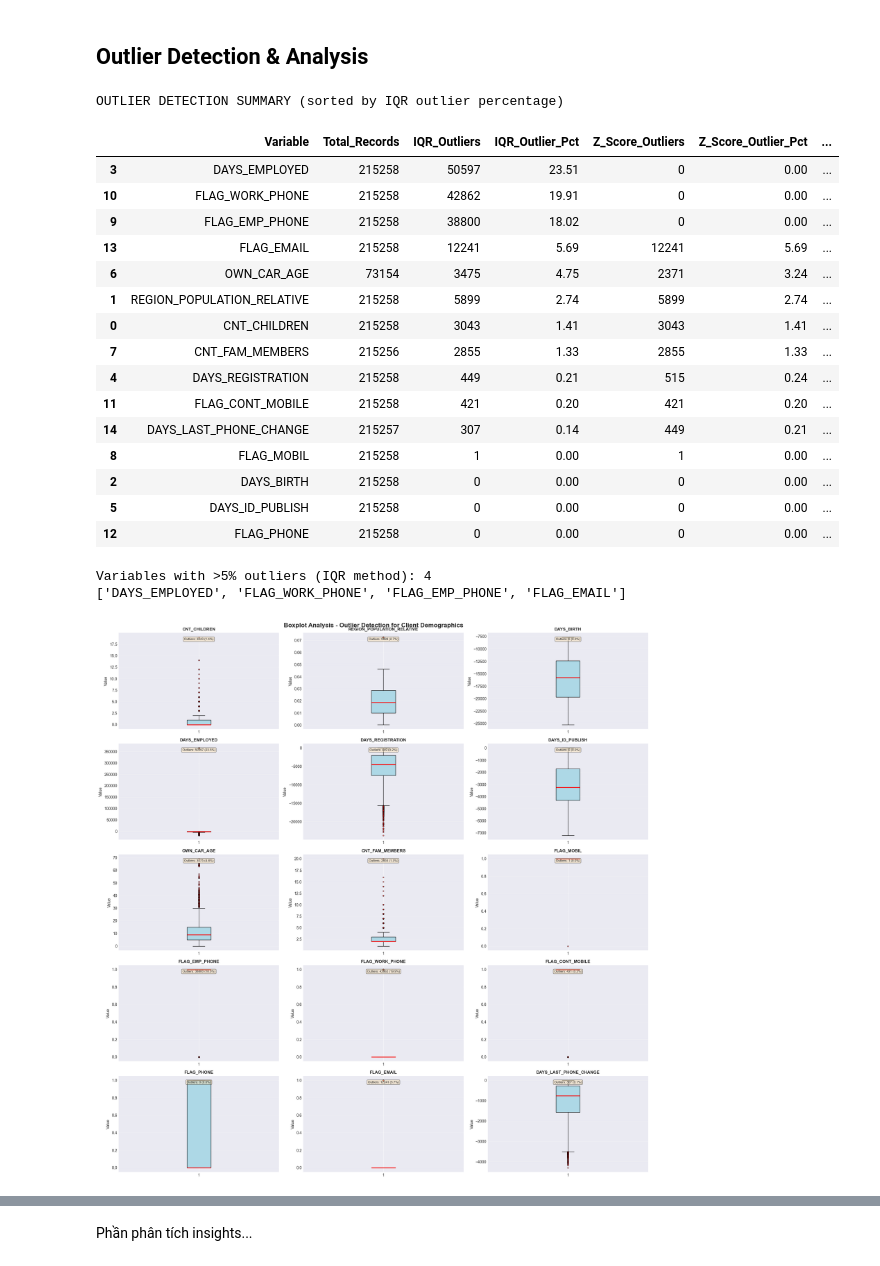
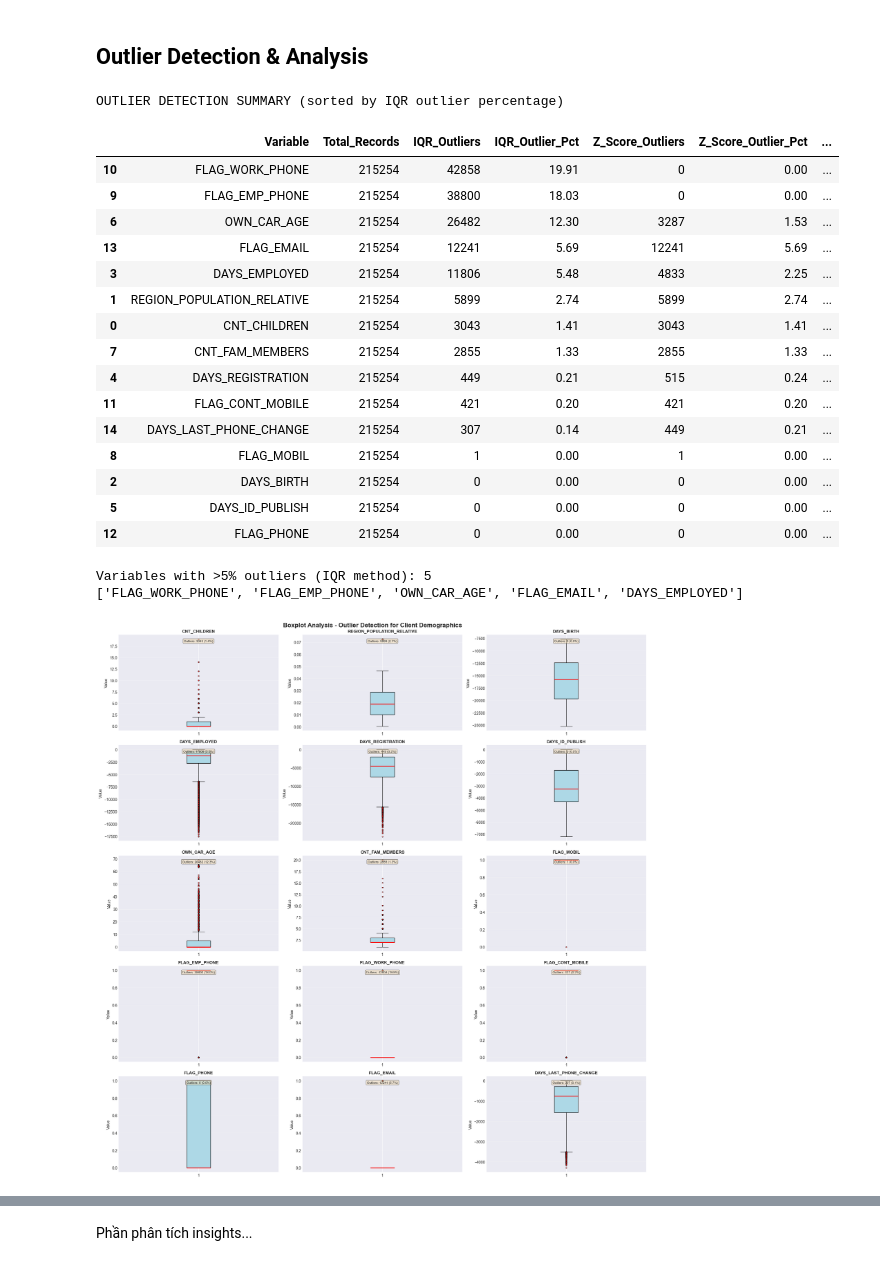
Before and after one commit to MinhGioChai/Data-Visualization, a Jupyter notebook: Dataunderstanding (1).ipynb, the cells around one changed output, grey strips where cells are left out. Cells and saved outputs as stored; diff of their text form; code cells hidden in the pictures.

```diff
--- a/Dataunderstanding (1).ipynb
+++ b/Dataunderstanding (1).ipynb
@@ -523,29 +606,29 @@ Phần này xem drop hay ko thì qutrong cái mối quan hệ vs các biến kh
 ## **Outlier Detection & Analysis**
 # %%
 # IQR
-def detect_outliers_iqr(data, column):
-    Q1 = data[column].quantile(0.25)
-    Q3 = data[column].quantile(0.75)
+def detect_outliers_iqr(work_df, column):
+    Q1 = work_df[column].quantile(0.25)
+    Q3 = work_df[column].quantile(0.75)
     IQR = Q3 - Q1
     lower_bound = Q1 - 1.5 * IQR
     upper_bound = Q3 + 1.5 * IQR
 
-    outliers = data[(data[column] < lower_bound) | (data[column] > upper_bound)]
+    outliers = work_df[(work_df[column] < lower_bound) | (work_df[column] > upper_bound)]
     return outliers, lower_bound, upper_bound, IQR
 
 # Z-Score
-def detect_outliers_zscore(data, column, threshold=3):
-    mean = data[column].mean()
-    std = data[column].std()
-    z_scores = np.abs((data[column] - mean) / std)
-    outliers = data[z_scores > threshold]
+def detect_outliers_zscore(work_df, column, threshold=3):
+    mean = work_df[column].mean()
+    std = work_df[column].std()
+    z_scores = np.abs((work_df[column] - mean) / std)
+    outliers = work_df[z_scores > threshold]
     return outliers
 
 # Phân tích outlier của numerical
 outlier_summary = []
 
 for col in numerical_demo:
-    data_clean = df[df[col].notna()]
+    data_clean = work_df[work_df[col].notna()]
 
     if len(data_clean) > 0:
         # IQR method
@@ -568,34 +651,34 @@ for col in numerical_demo:
 
 outlier_df = pd.DataFrame(outlier_summary).sort_values('IQR_Outlier_Pct', ascending=False)
 
-print("\nOUTLIER DETECTION SUMMARY (sorted by IQR outlier percentage)\n")
+print("OUTLIER DETECTION SUMMARY (sorted by IQR outlier percentage)")
 display(outlier_df.round(2))
 
 # Biến có outlier cao
-high_outlier_vars = outlier_df[outlier_df['IQR_Outlier_Pct'] > ....]['Variable'].tolist()
+high_outlier_vars = outlier_df[outlier_df['IQR_Outlier_Pct'] > 5]['Variable'].tolist()
 
-print(f"Variables with >....% outliers (IQR method): {len(high_outlier_vars)}")
+print(f"Variables with >5% outliers (IQR method): {len(high_outlier_vars)}")
 print(f"{high_outlier_vars}")
 # %% [output]
 OUTLIER DETECTION SUMMARY (sorted by IQR outlier percentage)
 |  | Variable | Total_Records | IQR_Outliers | IQR_Outlier_Pct | Z_Score_Outliers | Z_Score_Outlier_Pct | ... |
-| 3 | DAYS_EMPLOYED | 215258 | 50597 | 23.51 | 0 | 0.00 | ... |
-| 10 | FLAG_WORK_PHONE | 215258 | 42862 | 19.91 | 0 | 0.00 | ... |
-| 9 | FLAG_EMP_PHONE | 215258 | 38800 | 18.02 | 0 | 0.00 | ... |
-| 13 | FLAG_EMAIL | 215258 | 12241 | 5.69 | 12241 | 5.69 | ... |
-| 6 | OWN_CAR_AGE | 73154 | 3475 | 4.75 | 2371 | 3.24 | ... |
-| 1 | REGION_POPULATION_RELATIVE | 215258 | 5899 | 2.74 | 5899 | 2.74 | ... |
-| 0 | CNT_CHILDREN | 215258 | 3043 | 1.41 | 3043 | 1.41 | ... |
-| 7 | CNT_FAM_MEMBERS | 215256 | 2855 | 1.33 | 2855 | 1.33 | ... |
-| 4 | DAYS_REGISTRATION | 215258 | 449 | 0.21 | 515 | 0.24 | ... |
-| 11 | FLAG_CONT_MOBILE | 215258 | 421 | 0.20 | 421 | 0.20 | ... |
-| 14 | DAYS_LAST_PHONE_CHANGE | 215257 | 307 | 0.14 | 449 | 0.21 | ... |
-| 8 | FLAG_MOBIL | 215258 | 1 | 0.00 | 1 | 0.00 | ... |
-| 2 | DAYS_BIRTH | 215258 | 0 | 0.00 | 0 | 0.00 | ... |
-| 5 | DAYS_ID_PUBLISH | 215258 | 0 | 0.00 | 0 | 0.00 | ... |
-| 12 | FLAG_PHONE | 215258 | 0 | 0.00 | 0 | 0.00 | ... |
+| 10 | FLAG_WORK_PHONE | 215254 | 42858 | 19.91 | 0 | 0.00 | ... |
+| 9 | FLAG_EMP_PHONE | 215254 | 38800 | 18.03 | 0 | 0.00 | ... |
+| 6 | OWN_CAR_AGE | 215254 | 26482 | 12.30 | 3287 | 1.53 | ... |
+| 13 | FLAG_EMAIL | 215254 | 12241 | 5.69 | 12241 | 5.69 | ... |
+| 3 | DAYS_EMPLOYED | 215254 | 11806 | 5.48 | 4833 | 2.25 | ... |
+| 1 | REGION_POPULATION_RELATIVE | 215254 | 5899 | 2.74 | 5899 | 2.74 | ... |
+| 0 | CNT_CHILDREN | 215254 | 3043 | 1.41 | 3043 | 1.41 | ... |
+| 7 | CNT_FAM_MEMBERS | 215254 | 2855 | 1.33 | 2855 | 1.33 | ... |
+| 4 | DAYS_REGISTRATION | 215254 | 449 | 0.21 | 515 | 0.24 | ... |
+| 11 | FLAG_CONT_MOBILE | 215254 | 421 | 0.20 | 421 | 0.20 | ... |
+| 14 | DAYS_LAST_PHONE_CHANGE | 215254 | 307 | 0.14 | 449 | 0.21 | ... |
+| 8 | FLAG_MOBIL | 215254 | 1 | 0.00 | 1 | 0.00 | ... |
+| 2 | DAYS_BIRTH | 215254 | 0 | 0.00 | 0 | 0.00 | ... |
+| 5 | DAYS_ID_PUBLISH | 215254 | 0 | 0.00 | 0 | 0.00 | ... |
+| 12 | FLAG_PHONE | 215254 | 0 | 0.00 | 0 | 0.00 | ... |
-Variables with >5% outliers (IQR method): 4
-['DAYS_EMPLOYED', 'FLAG_WORK_PHONE', 'FLAG_EMP_PHONE', 'FLAG_EMAIL']
+Variables with >5% outliers (IQR method): 5
+['FLAG_WORK_PHONE', 'FLAG_EMP_PHONE', 'OWN_CAR_AGE', 'FLAG_EMAIL', 'DAYS_EMPLOYED']
 # %%
 # Boxplot phân tích outlier
 n_cols = 3
@@ -605,37 +688,37 @@ fig, axes = plt.subplots(n_rows, n_cols, figsize=(20, n_rows*4))
 axes = axes.flatten()
 
 for idx, col in enumerate(numerical_demo):
-    data_clean = df[col].dropna()
+    data_clean = work_df[col].dropna()
 
     if len(data_clean) > 0:
         bp = axes[idx].boxplot(data_clean, vert=True, patch_artist=True,
                                boxprops=dict(facecolor='lightblue', color='black'),
                                whiskerprops=dict(color='black'),
                                capprops=dict(color='black'),
                                medianprops=dict(color='red', linewidth=2),
                                flierprops=dict(marker='o', markerfacecolor='red', markersize=3, alpha=0.5))
 
         axes[idx].set_ylabel('Value', fontsize=10)
         axes[idx].set_title(f'{col}', fontsize=11, fontweight='bold')
         axes[idx].grid(alpha=0.3, axis='y')
 
         # Statistics
         Q1 = data_clean.quantile(0.25)
         Q3 = data_clean.quantile(0.75)
         IQR = Q3 - Q1
         outlier_count = len(data_clean[(data_clean < Q1 - 1.5*IQR) | (data_clean > Q3 + 1.5*IQR)])
         outlier_pct = (outlier_count / len(data_clean)) * 100
 
         axes[idx].text(0.5, 0.95, f'Outliers: {outlier_count} ({outlier_pct:.1f}%)',
                       transform=axes[idx].transAxes, ha='center', va='top',
                       bbox=dict(boxstyle='round', facecolor='wheat', alpha=0.5),
                       fontsize=8)
 
 for idx in range(len(numerical_demo), len(axes)):
     axes[idx].axis('off')
 
 plt.tight_layout()
-plt.suptitle('Boxplot Analysis - Outlier Detection for Client Demographics', y=1.001, fontsize=16, fontweight='bold')
+plt.suptitle('Boxplot Analysis - Outlier Detection for Client Demographics', y=1.005, fontsize=16, fontweight='bold')
 plt.show()
 # %% [output]
-[figure, old version]
+[figure, new version]
```
Also changed, not shown: parts of 33 cells of this notebook.
